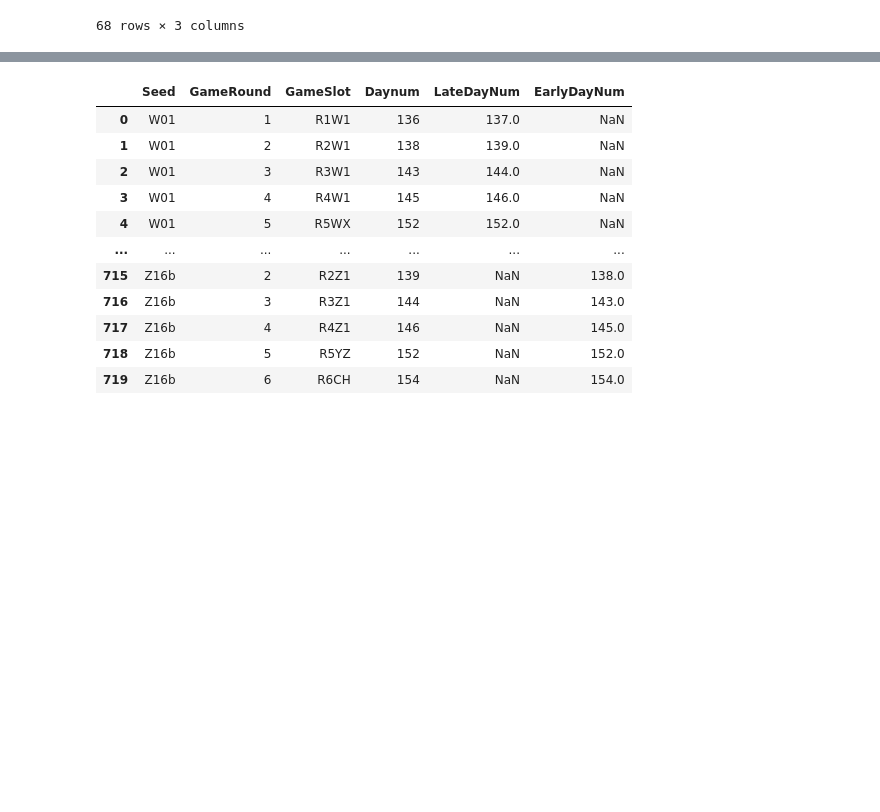
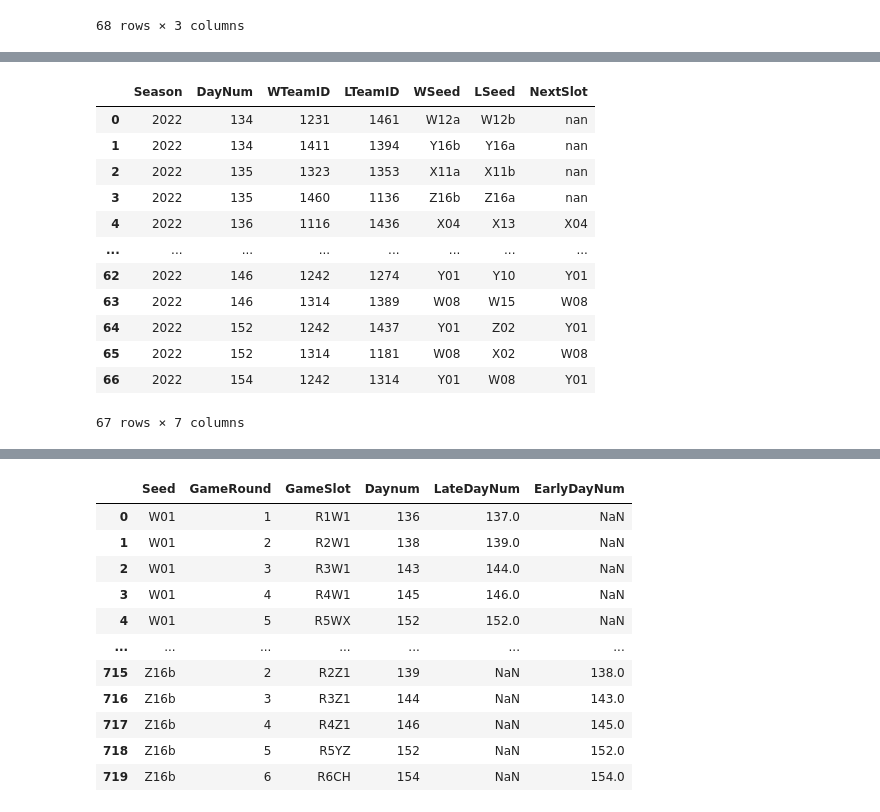
Before and after one commit to sebastiancoombs/Tournament-gym, a Jupyter notebook: Process_data/build mens json.ipynb, the cells around one changed output, grey strips where cells are left out. Saved outputs shown, nothing was run; the diff lists cells and outputs as text; code cells hidden in the pictures; blank space fills up the shorter version.

```diff
--- a/Process_data/build mens json.ipynb
+++ b/Process_data/build mens json.ipynb
@@ -56,4 +75,0 @@ right_tourn
-# %%
-slot=slots[slots['Season']==2022]
-slot
-for i,game in slot
@@ -89,0 +76,29 @@ slots[slots['Season']==2022]
+# %%
+slot=slots[slots['Season']==2023].reset_index(drop=True)
+
+R1=slot[slot['Slot'].str.contains('R1')]
+R2=slot[slot['Slot'].str.contains('R2')]
+# slot['StrongSeed']=slot['StrongSeed'].str.replace("[a-zA-Z]","",regex=True)
+
+round_keys=['R1','R2','R3','R4','R5','R6']
+
+for i,game in R1.iterrows():
+    weak_seed=game['WeakSeed']
+    strong_seed=game['StrongSeed']
+    game_seeds=[weak_seed,strong_seed]
+    game_id=right_tourn[right_tourn['WSeed'].isin(game_seeds)].index
+    right_tourn.loc[game_id,'NextSlot']=game['Slot']
+    game_result=right_tourn.loc[game_id]
+
+
+for i,game in R2.iterrows():
+    weak_seed=game['WeakSeed']
+    strong_seed=game['StrongSeed']
+    game_seeds=[weak_seed,strong_seed]
+    game_id=right_tourn[right_tourn['NextSlot'].isin(game_seeds)].index
+    game_result=right_tourn.loc[game_id]
+
+    i+=1
+    if i>0:
+        break
+game_result
@@ -89,0 +133,16 @@ slots[slots['Season']==2022]
+# %%
+right_tourn[right_tourn['NextSlot'].notna()]
+# %% [output]
+|  | Season | DayNum | WTeamID | LTeamID | WSeed | LSeed | NextSlot |
+| 0 | 2022 | 134 | 1231 | 1461 | W12a | W12b | nan |
+| 1 | 2022 | 134 | 1411 | 1394 | Y16b | Y16a | nan |
+| 2 | 2022 | 135 | 1323 | 1353 | X11a | X11b | nan |
+| 3 | 2022 | 135 | 1460 | 1136 | Z16b | Z16a | nan |
+| 4 | 2022 | 136 | 1116 | 1436 | X04 | X13 | X04 |
+| ... | ... | ... | ... | ... | ... | ... | ... |
+| 62 | 2022 | 146 | 1242 | 1274 | Y01 | Y10 | Y01 |
+| 63 | 2022 | 146 | 1314 | 1389 | W08 | W15 | W08 |
+| 64 | 2022 | 152 | 1242 | 1437 | Y01 | Z02 | Y01 |
+| 65 | 2022 | 152 | 1314 | 1181 | W08 | X02 | W08 |
+| 66 | 2022 | 154 | 1242 | 1314 | Y01 | W08 | Y01 |
+67 rows × 7 columns
```
Also changed, not shown: parts of 7 cells of this notebook.
